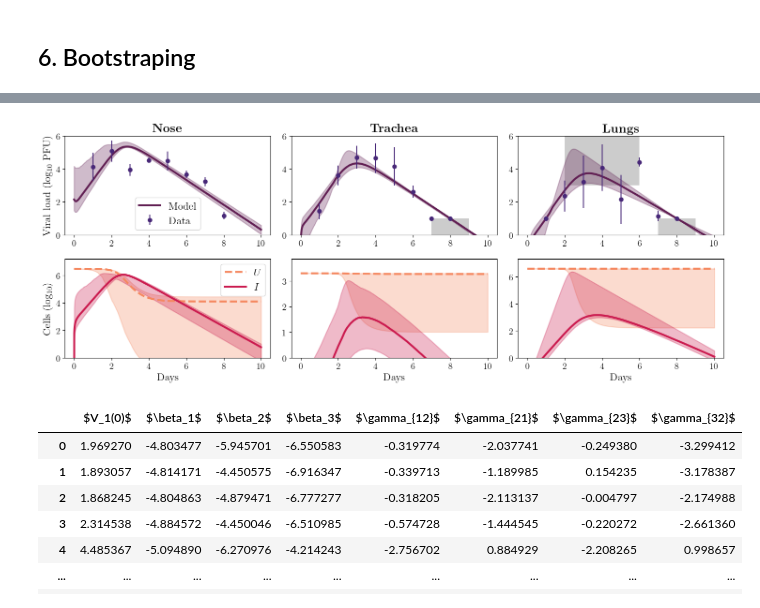
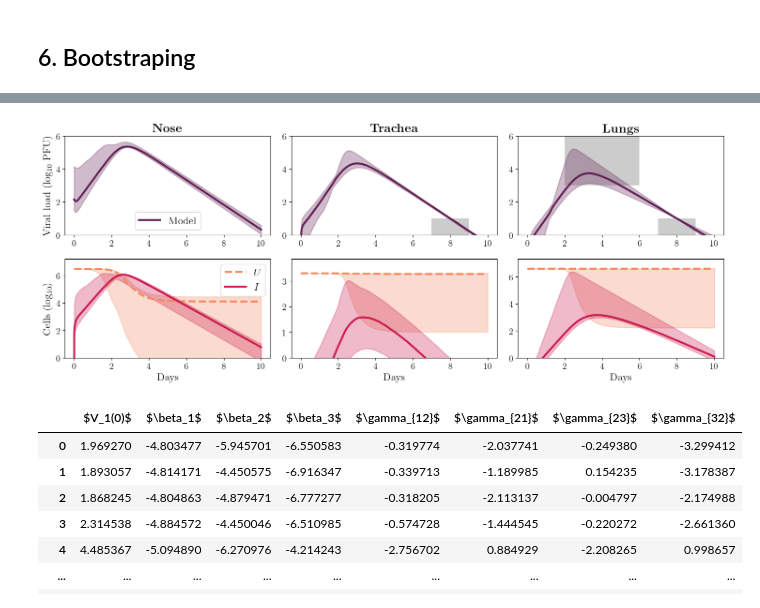
Before and after one commit to systemsmedicine/FluFit3Comp, a Jupyter notebook: fluFit3.ipynb, the cells around one changed output, grey strips where cells are left out. Saved outputs shown, nothing was run; the diff lists cells and outputs as text; code cells hidden in the pictures.

```diff
--- a/fluFit3.ipynb
+++ b/fluFit3.ipynb
@@ -595,20 +273,0 @@ AICc_M3 = 98.6729725559662
-# %%
-M = 4
-
-# Initial conditions
-U1_0, U2_0, U3_0 = 3e6, 2e3, 4e6
-initialCond = [U1_0, U2_0, U3_0]+ 10*[0.0]
-
-nan = -10
-# Define parameter bounds in the specified order
-bounds = [
-    (0, 4.5),                      # V1_0
-    (5.699, 5.699),                # T_0
-    (-7, -4), (-7, -4), (-7, -4),  # beta
-    (nan, nan), (nan, nan), (nan, nan),  # xi
-    (-7, -4), (-7, -4), (-7, -4),  # k
-    (nan, nan), (nan, nan), (nan, nan),  # alpha
-    (-4, 1), (-4, 1),              # gamma12, gamma21
-    (-4, 1), (-4, 1),              # gamma23, gamma32
-    (-9, -6),                      # r
-]
@@ -727,9 +335,6 @@ for idx in range(3):
     ax.plot(t, safeLog10(V_M2[:, idx]), color=viridis_pal[2], lw=3, label="M2")
     ax.plot(t, safeLog10(V_M3[:, idx]), color=viridis_pal[4], lw=3, label="M3")
     ax.plot(t, safeLog10(V_M4[:, idx]), color=viridis_pal[6], lw=3, label="M4")
-    # ax.scatter(dfData_V['Day'], dfData_V.iloc[:, idx+1], color=rocket_pal[0], s=50, label="Data")
-    ax.errorbar(x=dfData_V['Day'], y=dfData_V.iloc[:, idx+1], yerr=dfData_V.iloc[:, idx+4], fmt='o',
-                color=rocket_pal[0], label="Data")
     if idx == 0:
         ax.set_ylabel("Viral load (log$_{10}$ PFU)")
         ax.set_title(r"\bf{Nose}")
@@ -819,8 +424,5 @@ for ax in fig.axes:
 
 plt.tight_layout(h_pad=0.2, w_pad=0.5)
 
-# plt.savefig("Models.pdf")
-# plt.savefig("Models.svg")
-
 plt.show()
 # %% [output]
@@ -1002,12 +466,0 @@ def bootstraping(dfData, bounds, y0, rep=10, samples=5, random_state=0):
-# %%
-# Initial conditions
-U1_0, U2_0, U3_0 = 3e6, 2e3, 4e6
-initialCond = [U1_0, U2_0, U3_0]+ 6*[0.0]
-
-# Define parameter bounds in the specified order
-bounds = [
-    (0, 4.5),                      # V1_0
-    (-7, -4), (-7, -4), (-7, -4),  # beta
-    (-4, 1), (-4, 1),              # gamma12, gamma21
-    (-4, 1), (-4, 1),              # gamma23, gamma32
-]
@@ -1111,10 +541,6 @@ for i in range(3):
     ax.plot(dfV['Day'], safeLog10(dfV.iloc[:, idx]), color=rocket_pal[0], lw=3, label="Model")
     ax.fill_between(dfV['Day'], safeLog10(dfV.iloc[:, idx+1]), safeLog10(dfV.iloc[:, idx+2]),
                     color=rocket_pal[0], alpha=0.3, lw=1.5)
-
-    # ax.scatter(dfData_V['Day'], dfData_V.iloc[:, i+1], color=viridis_pal[0], s=50, label="Data")
-    ax.errorbar(x=dfData_V['Day'], y=dfData_V.iloc[:, i+1], yerr=dfData_V.iloc[:, i+4], fmt='o',
-                color=viridis_pal[0], label="Data")
     if i == 0:
         ax.set_ylabel("Viral load (log$_{10}$ PFU)")
         ax.legend(loc='lower center')
@@ -1131,35 +557,34 @@ for i in range(3):
         vmin, vmax = 3, 6
         rect = plt.Rectangle((tmin, vmin), tmax-tmin, vmax-vmin, fc='gray', alpha = 0.4, zorder=-1, label="Feasible window")
         ax.add_patch(rect)
         tmin, tmax = 7, 9
         vmin, vmax = 0, 1
         rect = plt.Rectangle((tmin, vmin), tmax-tmin, vmax-vmin, fc='gray', alpha = 0.4, zorder=-1)
         ax.add_patch(rect)
     ax.set_ylim((0, 6.0))
 
     # Row 2: U & I kinetics for i=1,2,3 (columns)
     ax = fig.add_subplot(gs[1, i])
     ax.plot(dfU['Day'], safeLog10(dfU.iloc[:, idx]), color=rocket_pal[2], lw=3, ls='--', label="$U$")
     ax.fill_between(dfU['Day'], safeLog10(dfU.iloc[:, idx+1]), safeLog10(dfU.iloc[:, idx+2]),
                     color=rocket_pal[2], alpha=0.3, lw=1.5)
 
     ax.plot(dfI['Day'], safeLog10(dfI.iloc[:, idx]), color=rocket_pal[1], lw=3, label="$I$")
     ax.fill_between(dfI['Day'], safeLog10(dfI.iloc[:, idx+1]), safeLog10(dfI.iloc[:, idx+2]),
                     color=rocket_pal[1], alpha=0.3, lw=1.5)
 
     if i == 0:
         ax.set_ylabel("Cells (log$_{10}$)")
         ax.legend(loc='upper right')
     ax.set_xlabel("Days")
     ax.set_ylim((0))
 
 
 plt.tight_layout()
-# plt.savefig('modelM1_boot.pdf')
 
 plt.show()
 # %% [output]
-[figure, old version]
+[figure, new version]
 # %%
 dfParams.columns = ['$V_1(0)$', '$\\beta_1$', '$\\beta_2$', '$\\beta_3$',
                     '$\\gamma_{12}$', '$\\gamma_{21}$', '$\\gamma_{23}$', '$\\gamma_{32}$']
```
Also changed, not shown: parts of 51 cells of this notebook, 1 other file.
